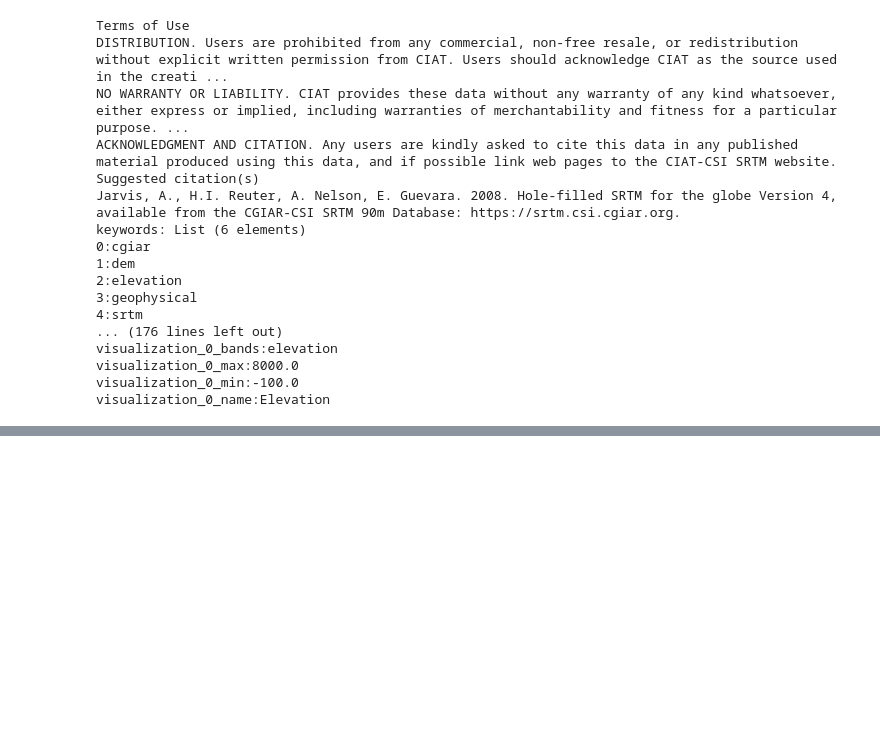
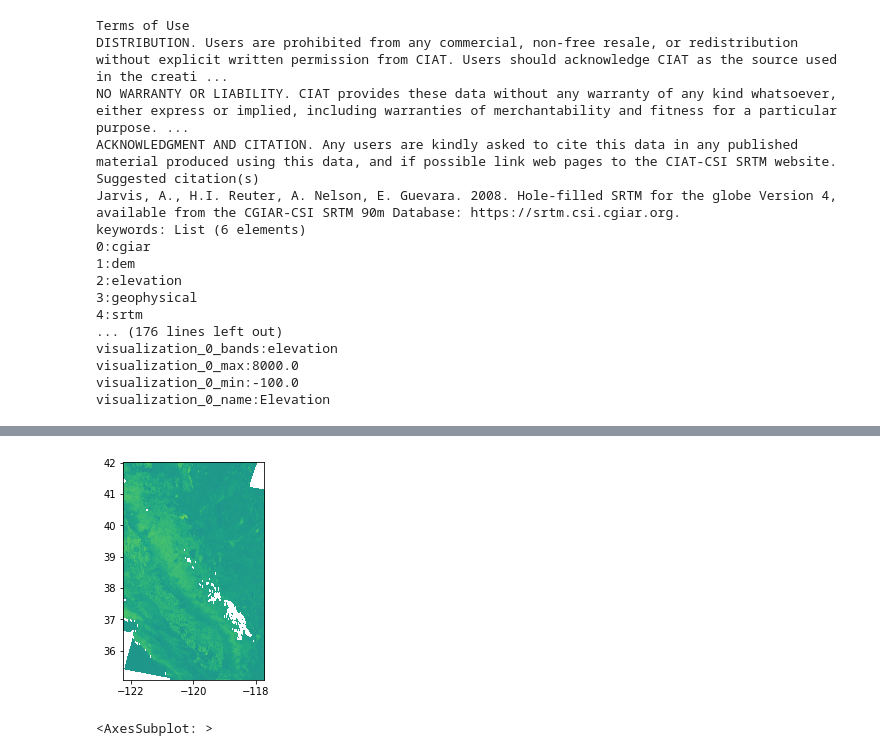
Before and after one commit to mahuna13/fire-regen, a Jupyter notebook: notebooks/exploratory/FireRasters.ipynb, the cells around one changed output, grey strips where cells are left out. Cells and saved outputs as stored; diff of their text form; code cells hidden in the pictures; blank space fills up the shorter version.

Commit message:
Raster data processed and matched for RF analysis

```diff
--- a/notebooks/exploratory/FireRasters.ipynb
+++ b/notebooks/exploratory/FireRasters.ipynb
@@ -172,0 +213,8 @@ ee_utils.save_image_to_drive_per_band(terrain_img, polygon=sierras_box.geometry[
+# %%
+import rasterio
+from rasterio.plot import show
+lala = rasterio.open('/maps/fire-regen/data/rasters/LANDSAT/2019/out/landsat_2019_stack.tif')
+show(lala)
+# %% [output]
+[figure, added]
+<AxesSubplot: >
```
Also changed, not shown: parts of 22 cells of this notebook, 4 other files.
